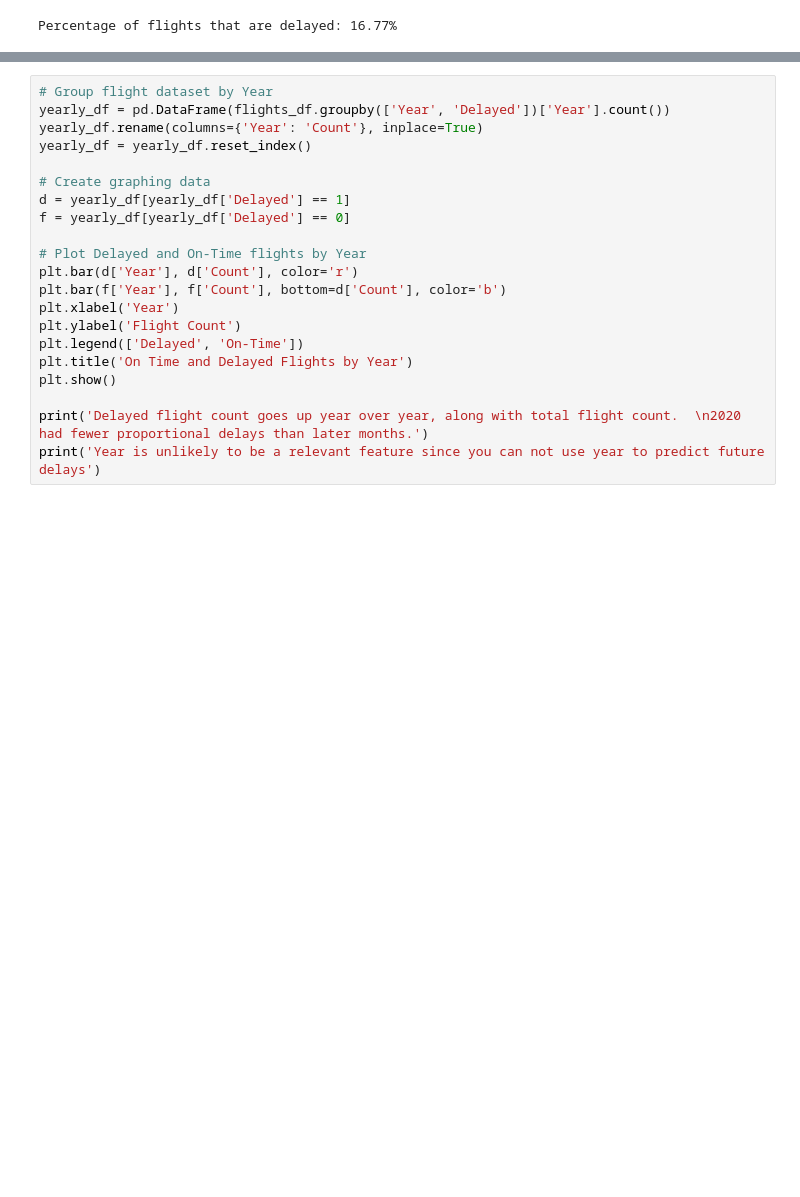
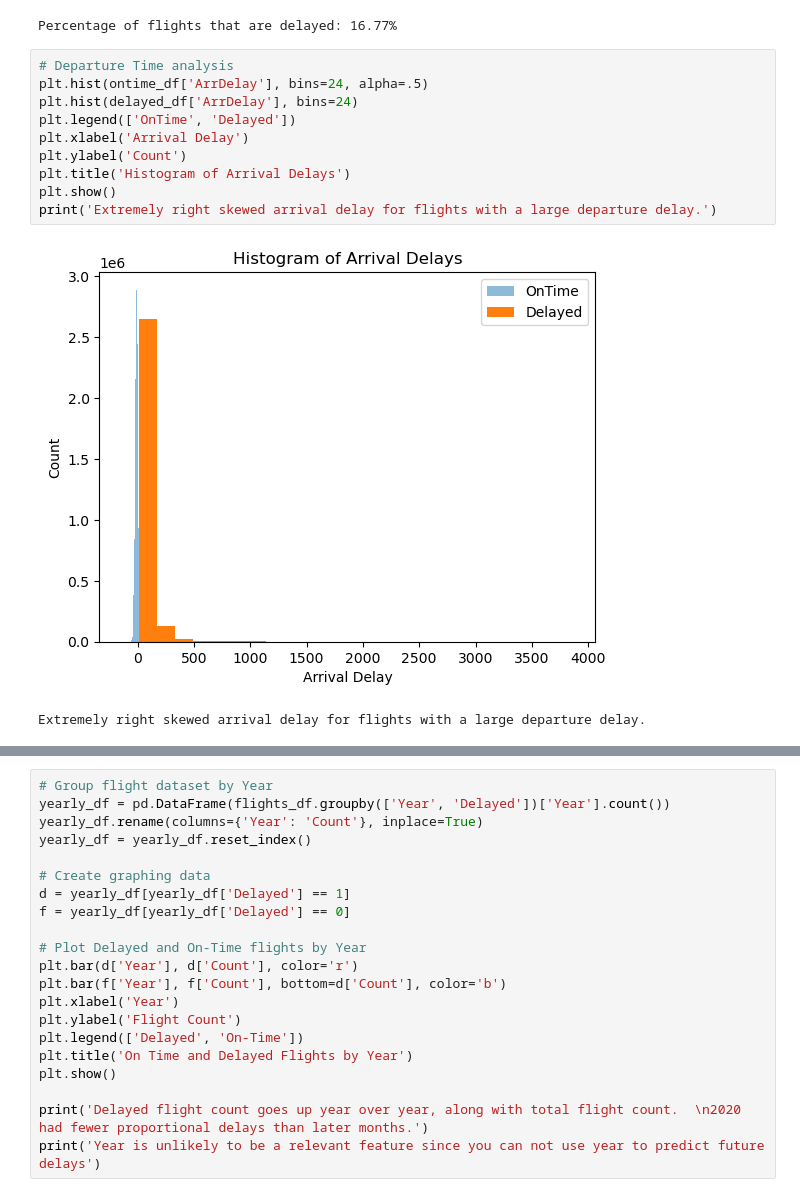
Before and after one commit to NedKost/MS-AAI-501-Team-Project, a Jupyter notebook: notebooks/Data Exploration_NK.ipynb, the cells around one changed output, grey strips where cells are left out. Cells and saved outputs as stored; diff of their text form; blank space fills up the shorter version.

```diff
--- a/notebooks/Data Exploration_NK.ipynb
+++ b/notebooks/Data Exploration_NK.ipynb
@@ -88,3 +89,16 @@ ontime_df = flights_df[flights_df['Delayed'] == 0]
 print('Percentage of flights that are delayed: %.2f%%' % (len(delayed_df)/len(flights_df) * 100))
 # %% [output]
 Percentage of flights that are delayed: 16.77%
+# %%
+# Departure Time analysis
+plt.hist(ontime_df['ArrDelay'], bins=24, alpha=.5)
+plt.hist(delayed_df['ArrDelay'], bins=24)
+plt.legend(['OnTime', 'Delayed'])
+plt.xlabel('Arrival Delay')
+plt.ylabel('Count')
+plt.title('Histogram of Arrival Delays')
+plt.show()
+print('Extremely right skewed arrival delay for flights with a large departure delay.')
+# %% [output]
+[figure, added]
+Extremely right skewed arrival delay for flights with a large departure delay.
```
Also changed, not shown: parts of 3 cells of this notebook, 4 other files.
